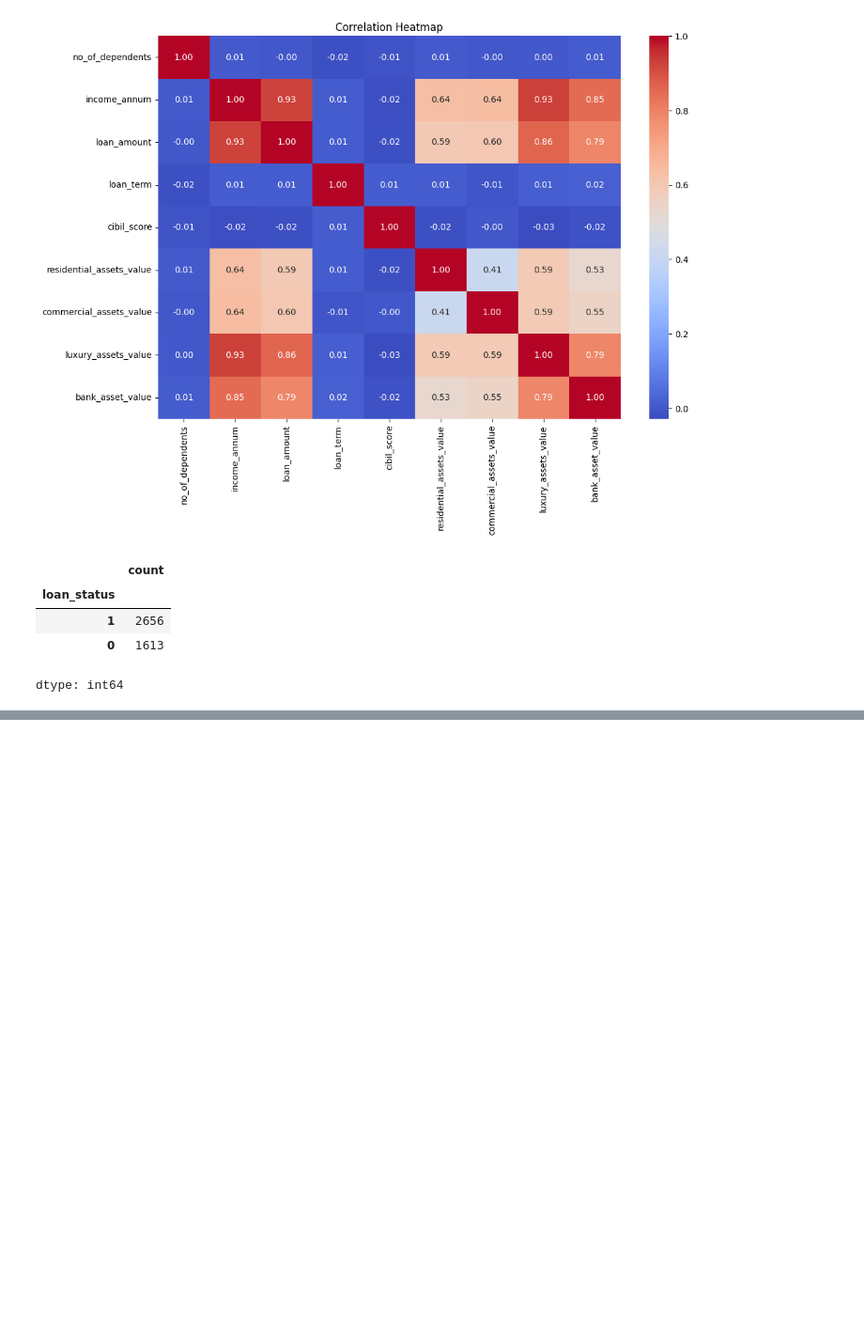
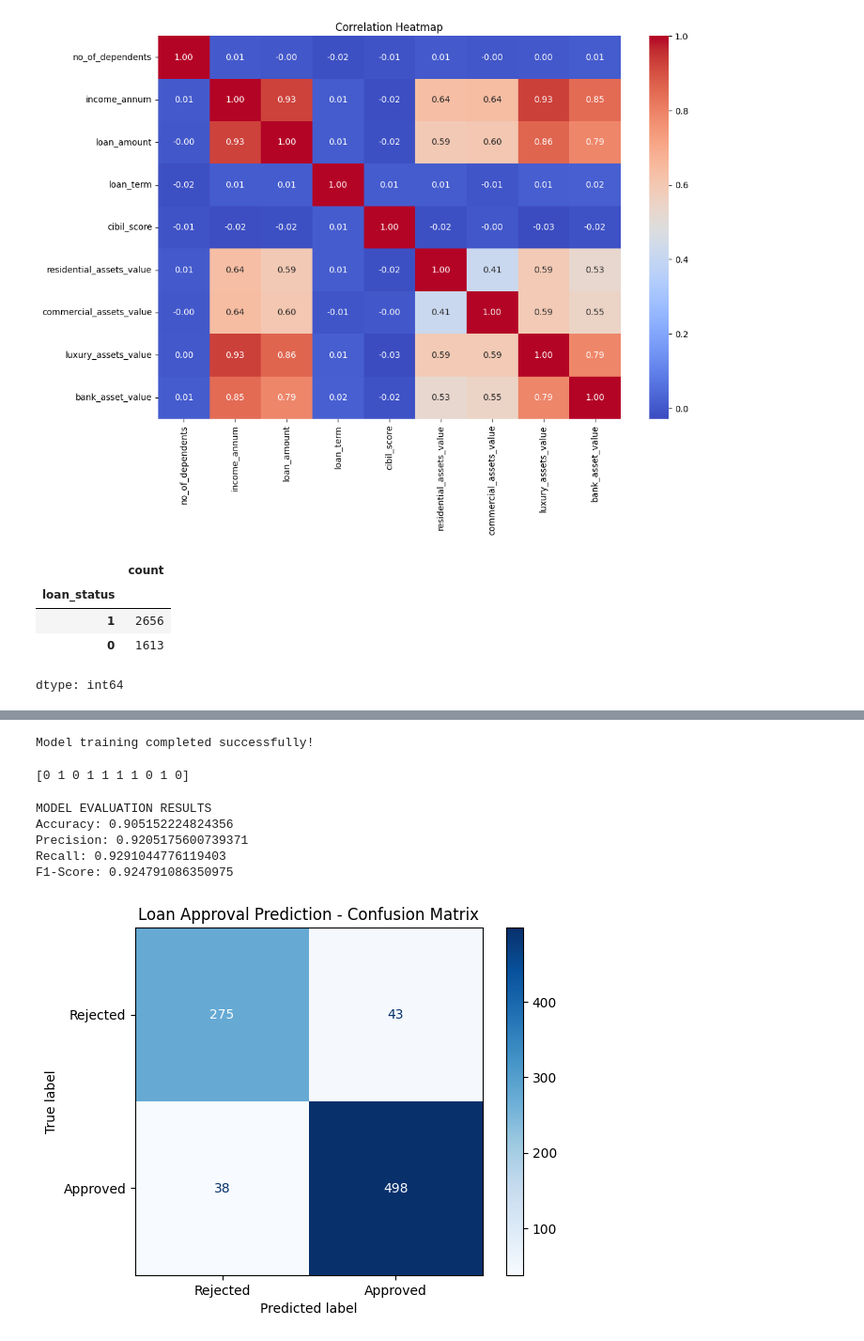
Before and after one commit to Henrietta-quarshie7/Elevvo_internshp_models, a Jupyter notebook: Loan_Approval_Prediction.ipynb, the cells around one changed output, grey strips where cells are left out. Shown at 94% size. Drawn from its saved outputs; the diff is of its cells as text; code cells hidden in the pictures; blank space fills up the shorter version.

```diff
--- a/Loan_Approval_Prediction.ipynb
+++ b/Loan_Approval_Prediction.ipynb
@@ -293,0 +341,3 @@ dtype: int64
+# %%
+X = df.drop('loan_status', axis=1)
+y = df['loan_status']
@@ -293,0 +424,66 @@ dtype: int64
+# %%
+# Create the machine learning pipeline
+model = Pipeline(steps=[
+    ('preprocessor', preprocessor),
+    ('classifier', LogisticRegression(max_iter=1000))
+])
+# %%
+# Train the model using training data
+model.fit(X_train, y_train)
+
+print("Model training completed successfully!")
+# %% [output]
+Model training completed successfully!
+# %%
+# Predict loan approval
+y_pred = model.predict(X_test)
+
+# Display the first ten predictions
+print(y_pred[:10])
+# %% [output]
+[0 1 0 1 1 1 1 0 1 0]
+# %%
+# Calculate accuracy
+accuracy = accuracy_score(y_test, y_pred)
+
+# Calculate precision
+precision = precision_score(y_test, y_pred, zero_division=0)
+
+# Calculate recall
+recall = recall_score(y_test, y_pred, zero_division=0)
+
+# Calculate F1-score
+f1 = f1_score(y_test, y_pred, zero_division=0)
+
+# Display evaluation results
+print("MODEL EVALUATION RESULTS")
+print("Accuracy:", accuracy)
+print("Precision:", precision)
+print("Recall:", recall)
+print("F1-Score:", f1)
+# %% [output]
+MODEL EVALUATION RESULTS
+Accuracy: 0.905152224824356
+Precision: 0.9205175600739371
+Recall: 0.9291044776119403
+F1-Score: 0.924791086350975
+# %%
+# Calculate confusion matrix
+cm = confusion_matrix(y_test, y_pred)
+
+# Display confusion matrix
+disp = ConfusionMatrixDisplay(
+    confusion_matrix=cm,
+    display_labels=['Rejected', 'Approved']
+)
+
+# Plot the matrix
+disp.plot(cmap='Blues')
+
+# Add graph title
+plt.title('Loan Approval Prediction - Confusion Matrix')
+
+# Display graph
+plt.show()
+# %% [output]
+[figure, added]
```
Also changed, not shown: parts of 8 cells of this notebook.
